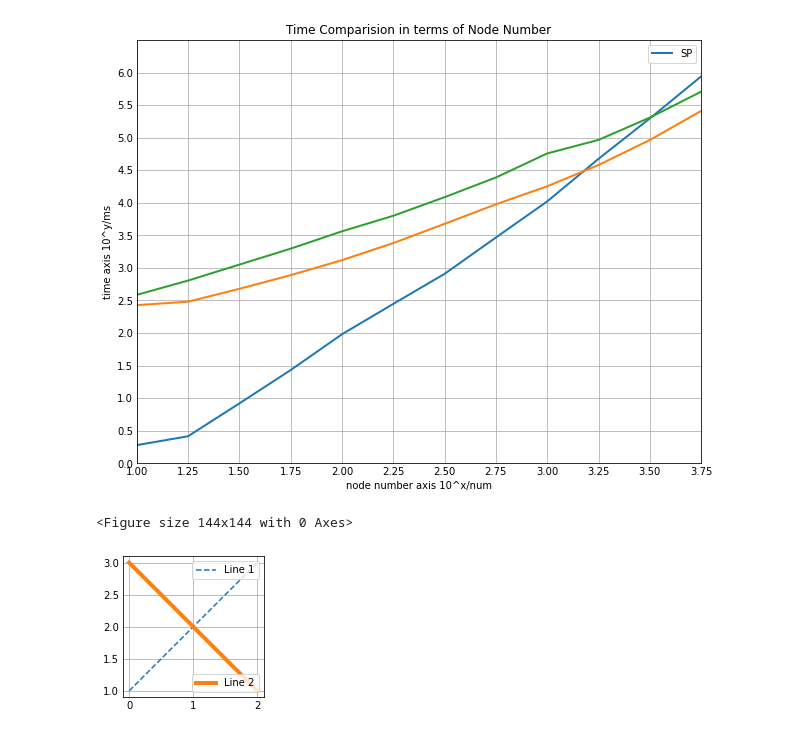
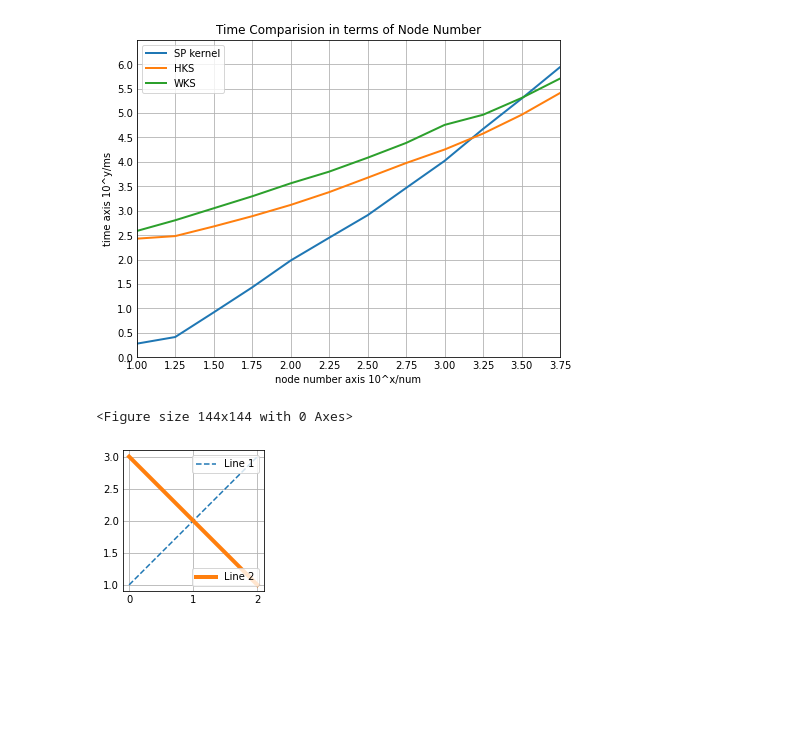
Before and after one commit to RicardoL1u/HKS-Wasserstein-kernel, a Jupyter notebook: exp/timebench/test.ipynb, the cells around one changed output. Saved outputs shown, nothing was run; the diff lists cells and outputs as text; code cells hidden in the pictures; blank space fills up the shorter version.

```diff
--- a/exp/timebench/test.ipynb
+++ b/exp/timebench/test.ipynb
@@ -11,33 +11,33 @@ y1 = 6.5
 # %%
 import numpy as np
 import matplotlib.pyplot as plt
 plt.style.use('_mpl-gallery')
 # plot
 fig, ax = plt.subplots()
-fig.set_size_inches(8, 6)
+fig.set_size_inches(6, 4.5)
 
 plt.title("Time Comparision in terms of Node Number")
 plt.xlabel("node number axis 10^x/num")
 plt.ylabel("time axis 10^y/ms")
 
 # ax.fill_between(x_axis, hks_means-hks_stes, hks_means+hks_stes, alpha=.5, linewidth=0)
 # ax.fill_between(x_axis, wks_means-wks_stes, wks_means+wks_stes, alpha=.5, linewidth=0)
 
 # ax.plot(x_axis, hks_means, linewidth=2)
 line1, = ax.plot(x_axis, np.log10(df['SP'])+3, linewidth=2, label = 'SP')
 line2, =ax.plot(x_axis, np.log10(df['HKS'])+3, linewidth=2,label = 'HKS')
 line3, =ax.plot(x_axis, np.log10(df['WKS'])+3, linewidth=2, label = 'WKS')
 
-# ax.legend([line1, line2, line3], ['label1', 'label2', 'label3'])
+ax.legend([line1, line2, line3], ['SP kernel', 'HKS', 'WKS'])
 # first_legend = ax.legend(handles=[line1], loc='upper right')
 
 
 ax.set(xlim=(x0, x1), xticks=np.arange(x0, x1+0.25, 0.25),
        ylim=(y0, y1), yticks=np.arange(y0, y1, 0.5))
 plt.show()
 plt.savefig('effect of w for WKS in PROTEINS.png', bbox_inches='tight', pad_inches=0)
 # %% [output]
-[figure, old version]
+[figure, new version]
 <Figure size 144x144 with 0 Axes>
 # %%
 fig, ax = plt.subplots()
```
Also changed, not shown: 1 other file.
